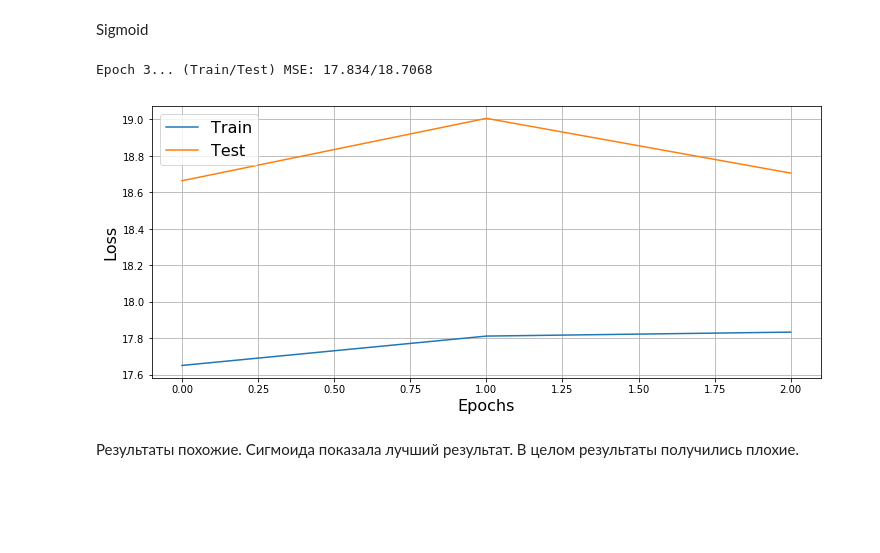
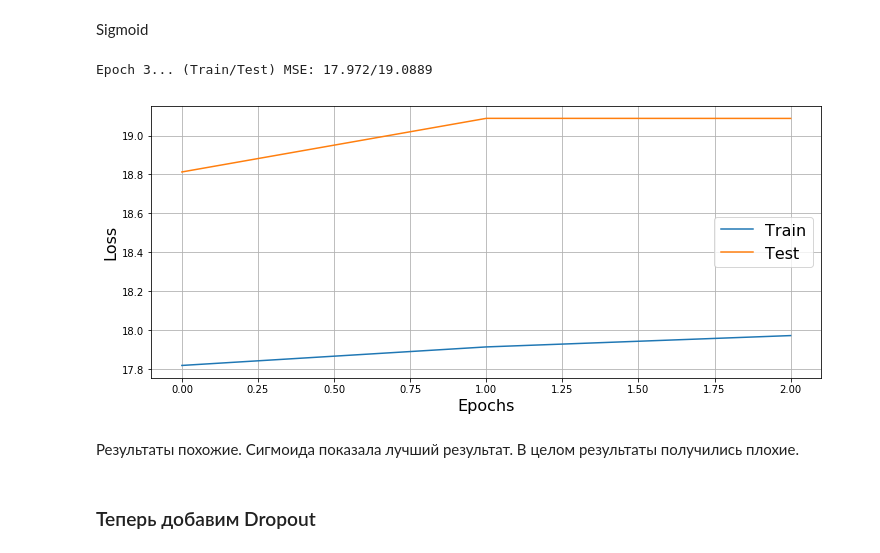
Before and after one commit to Pauliwb/neural-network, a Jupyter notebook: Seminar_3/practice/Practice task 3, PyTorch Introduction [SOLVED].ipynb, the cells around one changed output. Cells and saved outputs as stored; diff of their text form; code cells hidden in the pictures; blank space fills up the shorter version.

```diff
--- a/Seminar_3/practice/Practice task 3, PyTorch Introduction [SOLVED].ipynb
+++ b/Seminar_3/practice/Practice task 3, PyTorch Introduction [SOLVED].ipynb
@@ -295,12 +306,14 @@ Epoch 3... (Train/Test) MSE: 1176.837/1127.692552.194
 Sigmoid
 # %%
 network = Sequential(Linear(1 * 96 * 96, 200), Sigmoid(),
-            Linear(200, 200), ELU(), Linear(200, 2 * 68))
+            Linear(200, 200), Sigmoid(), Linear(200, 2 * 68))
 
 test_ELU_2 = train(network, 4, 1e-1)
 # %% [output]
-Epoch 3... (Train/Test) MSE: 17.834/18.7068
+Epoch 3... (Train/Test) MSE: 17.972/19.0889
-[figure, old version]
+[figure, new version]
 # %% [markdown]
 Результаты похожие. Сигмоида показала лучший результат. В целом результаты получились плохие.
+# %% [markdown]
+###  Теперь добавим Dropout
 # %%
```
Also changed, not shown: parts of 17 cells of this notebook.
